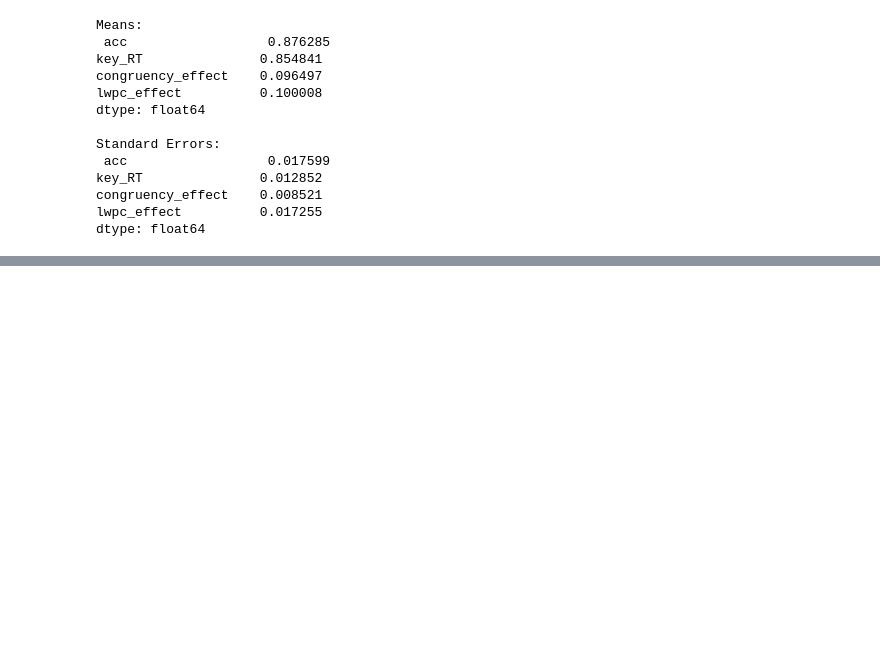
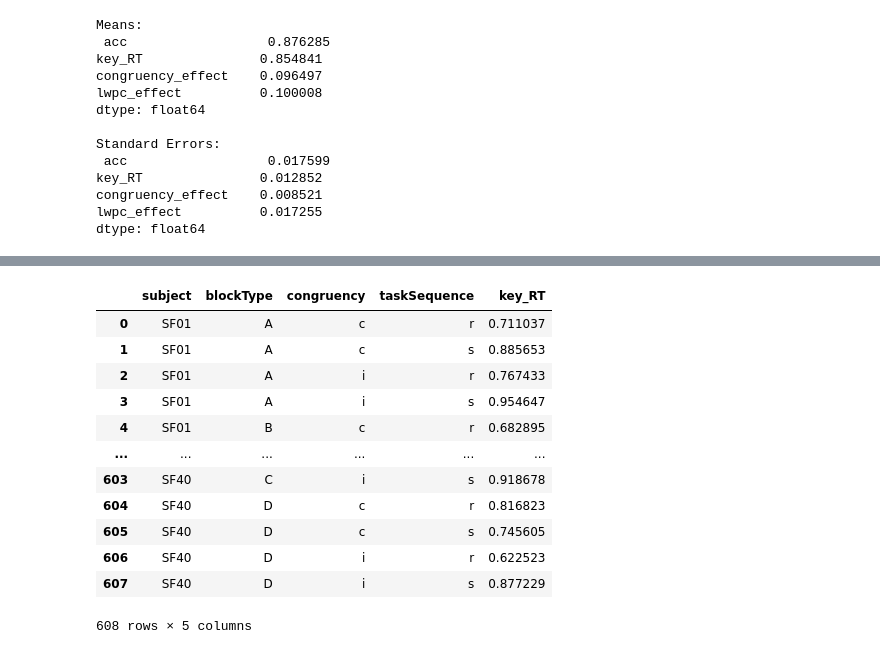
Before and after one commit to jimzhang629/StabFlexCNRISpring24, a Jupyter notebook: behavioralAnalysis_template.ipynb, the cells around one changed output, grey strips where cells are left out. Cells and saved outputs as stored; diff of their text form; code cells hidden in the pictures; blank space fills up the shorter version.

```diff
--- a/behavioralAnalysis_template.ipynb
+++ b/behavioralAnalysis_template.ipynb
@@ -358,0 +448,16 @@ dtype: float64
+# %%
+index_reset_filtered_all_conditions
+# %% [output]
+|  | subject | blockType | congruency | taskSequence | key_RT |
+| 0 | SF01 | A | c | r | 0.711037 |
+| 1 | SF01 | A | c | s | 0.885653 |
+| 2 | SF01 | A | i | r | 0.767433 |
+| 3 | SF01 | A | i | s | 0.954647 |
+| 4 | SF01 | B | c | r | 0.682895 |
+| ... | ... | ... | ... | ... | ... |
+| 603 | SF40 | C | i | s | 0.918678 |
+| 604 | SF40 | D | c | r | 0.816823 |
+| 605 | SF40 | D | c | s | 0.745605 |
+| 606 | SF40 | D | i | r | 0.622523 |
+| 607 | SF40 | D | i | s | 0.877229 |
+608 rows × 5 columns
```
Also changed, not shown: parts of 13 cells of this notebook.
